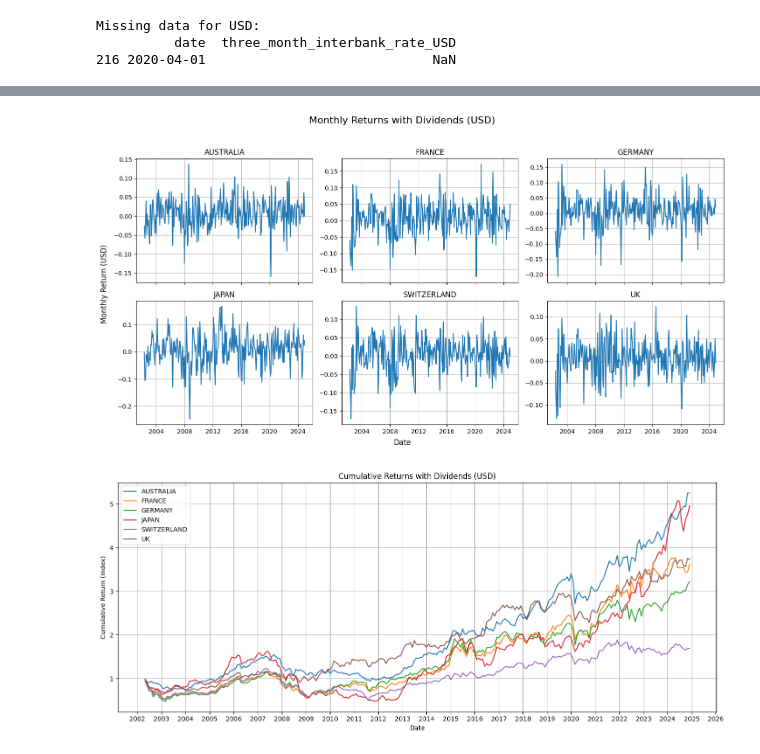
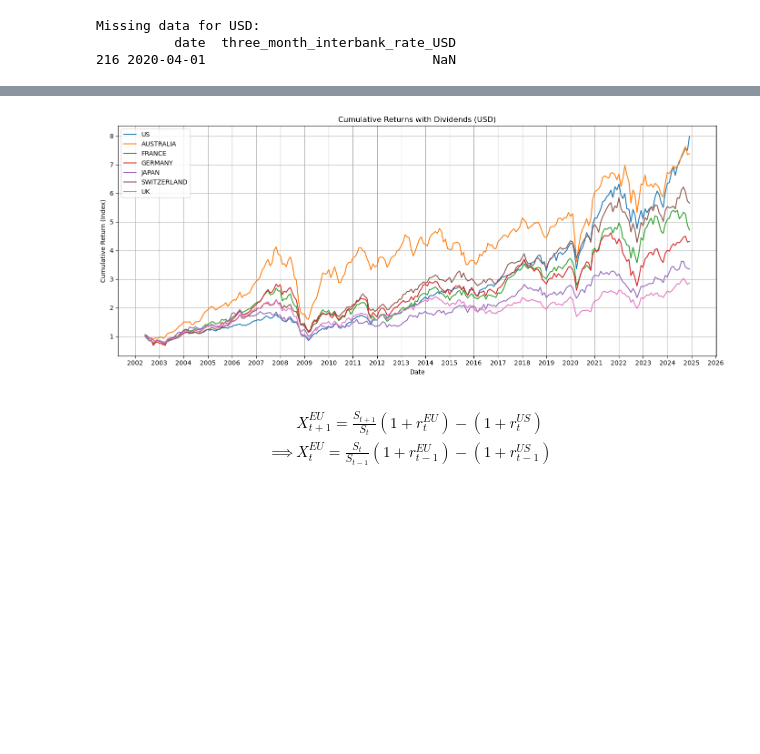
Before and after one commit to matthias-wyss/Investments-project, a Jupyter notebook: notebook.ipynb, the cells around one changed output, grey strips where cells are left out. Saved outputs shown, nothing was run; the diff lists cells and outputs as text; code cells hidden in the pictures; blank space fills up the shorter version.

```diff
--- a/notebook.ipynb
+++ b/notebook.ipynb
@@ -156,8 +162,8 @@ for file in country_files:
     if country == "united kingdom":
         country = "uk"
 
-    # Standardize the 'date' column to the format YYYY-MM
-    df_country_return['date'] = pd.to_datetime(df_country_return['date']).dt.to_period('M').dt.to_timestamp()
+    # Convert the 'date' column to datetime and shift to the beginning of the next month
+    df_country_return['date'] = pd.to_datetime(df_country_return['date']) + pd.offsets.MonthBegin(1)
 
     # Keep only relevant columns
     df_country_return = df_country_return[['date', 'mportret', 'mportretx']]
@@ -176,7 +182,7 @@ for file in country_files:
 
 # Load and process the CRSP (US returns) data
 df_crsp_returns = pd.read_csv(path + "csrp_return.csv")
-df_crsp_returns['date'] = pd.to_datetime(df_crsp_returns['date']).dt.to_period('M').dt.to_timestamp()
+df_crsp_returns['date'] = pd.to_datetime(df_crsp_returns['date']) + pd.offsets.MonthBegin(1)
 df_crsp_returns = df_crsp_returns[['date', 'vwretd', 'vwretx']]
 df_crsp_returns = df_crsp_returns.rename(columns={
     'vwretd': 'us_ret_with_div_usd',
@@ -195,6 +201,10 @@ df_all_country_returns.set_index('date', inplace=True)
 df_returns_with_div = df_all_country_returns.filter(like='_ret_with_div_')
 df_returns_without_div = df_all_country_returns.filter(like='_ret_without_div_')
 
+# Remove the last row to match monthly returns data
+df_returns_with_div = df_returns_with_div.iloc[:-1]
+df_returns_without_div = df_returns_without_div.iloc[:-1]
+
 # Save both DataFrames to separate CSV files
 df_returns_with_div.to_csv("data/preprocess/merged_returns_with_dividends.csv")
 df_returns_without_div.to_csv("data/preprocess/merged_returns_without_dividends.csv")
@@ -335,10 +351,6 @@ df_exchange_rates = pd.read_csv("data/preprocess/merged_exchange_rates.csv", par
 # Merge the exchange rate data with the country returns data on 'date'
 df_country_returns = pd.merge(df_country_returns, df_exchange_rates, on='date', how='left')
 
-# Drop the T-Bill column if it exists
-if 'rf_usd' in df_country_returns.columns:
-    df_country_returns = df_country_returns.drop(columns=['rf_usd'])
-
 # Mapping from currency codes to exchange rate columns (USD per unit of foreign currency)
 currency_to_fx_col = {
     'aud': 'USD_per_AUD',
@@ -350,7 +362,7 @@ currency_to_fx_col = {
 
 # Compute exchange rate returns (Rex) in USD
 for curr, fx_col in currency_to_fx_col.items():
-    df_country_returns[f'Rex_{curr}'] = (1/df_country_returns[fx_col]).pct_change()
+    df_country_returns[f'Rex_{curr}'] = df_country_returns[fx_col].pct_change()
 
 # Convert all local returns with dividends to USD returns using logarithmic approximation
 converted_cols = {}
@@ -361,7 +373,7 @@ for col in df_country_returns.columns:
             if col.endswith(f'_{curr}'):
                 rex_col = f'Rex_{curr}'
                 new_col = col.replace(f'_{curr}', '_usd')
-                df_country_returns[new_col] = (1 + df_country_returns[col]) * (1 + df_country_returns[rex_col]) - 1
+                df_country_returns[new_col] = (df_country_returns[col] + 1) * (df_country_returns[rex_col] + 1) - 1
                 converted_cols[col] = new_col
                 break
 
@@ -395,7 +407,7 @@ df_monthly_return_usd.head()
 df_monthly_return_usd = pd.read_csv("data/q3/monthly_returns_in_usd.csv", parse_dates=['date'], index_col='date')
 
 # Identify columns with dividends
-cols_with_div = [col for col in df_monthly_return_usd.columns if 'ret_with_div_usd' in col and col != 'us_ret_with_div_usd']
+cols_with_div = [col for col in df_monthly_return_usd.columns if 'ret_with_div_usd' in col]
 
 # Function to plot time series of monthly returns in 6 subplots
 def plot_returns_subplots(df, cols, title):
@@ -422,36 +434,42 @@ def plot_returns_subplots(df, cols, title):
     plt.tight_layout(rect=[0.05, 0.05, 1, 0.95])
     plt.show()
 
 # Function to plot cumulative returns (compounded growth)
 def plot_cumulative_returns(df, cols, title):
     plt.figure(figsize=(14, 6))
     for col in cols:
         cumulative_return = (1 + df[col]).cumprod()  # Compound monthly returns
         label = col.replace('_ret_with_div_usd', '').upper()
         plt.plot(df.index, cumulative_return, label=label)
 
     plt.title(title)
     plt.xlabel('Date')
     plt.ylabel('Cumulative Return (Index)')
     plt.legend(loc='upper left')
     plt.grid(True)
 
     # Format x-axis to show years only
     ax = plt.gca()
     ax.xaxis.set_major_locator(mdates.YearLocator())
     ax.xaxis.set_major_formatter(mdates.DateFormatter('%Y'))
 
     plt.tight_layout()
     plt.show()
 
 # Plot monthly returns with dividends in USD
-plot_returns_subplots(df_monthly_return_usd, cols_with_div, 'Monthly Returns with Dividends (USD)')
+#plot_returns_subplots(df_monthly_return_usd, cols_with_div, 'Monthly Returns with Dividends (USD)')
 
 # Plot cumulative returns
 plot_cumulative_returns(df_monthly_return_usd, cols_with_div, 'Cumulative Returns with Dividends (USD)')
 # %% [output]
-[figure, old version]
+[figure, new version]
-[figure, removed]
+# %% [markdown]
+$$
+\begin{align*}
+    &X_{t+1}^{EU} = \frac{S_{t+1}}{S_t} (1 + r_{t}^{EU}) - (1 + r_{t}^{US}) \\
+    \implies&X_{t}^{EU} = \frac{S_{t}}{S_{t-1}} (1 + r_{t-1}^{EU}) - (1 + r_{t-1}^{US})
+\end{align*}
+$$
 # %%
 # Q3b
 
```
Also changed, not shown: parts of 13 cells of this notebook, 7 other files.
